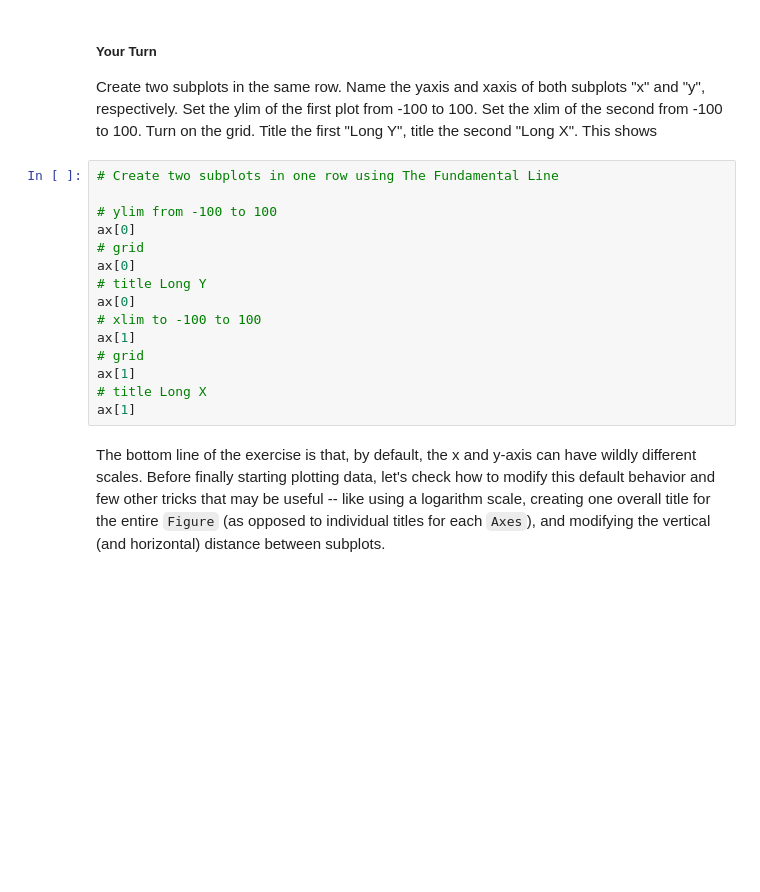
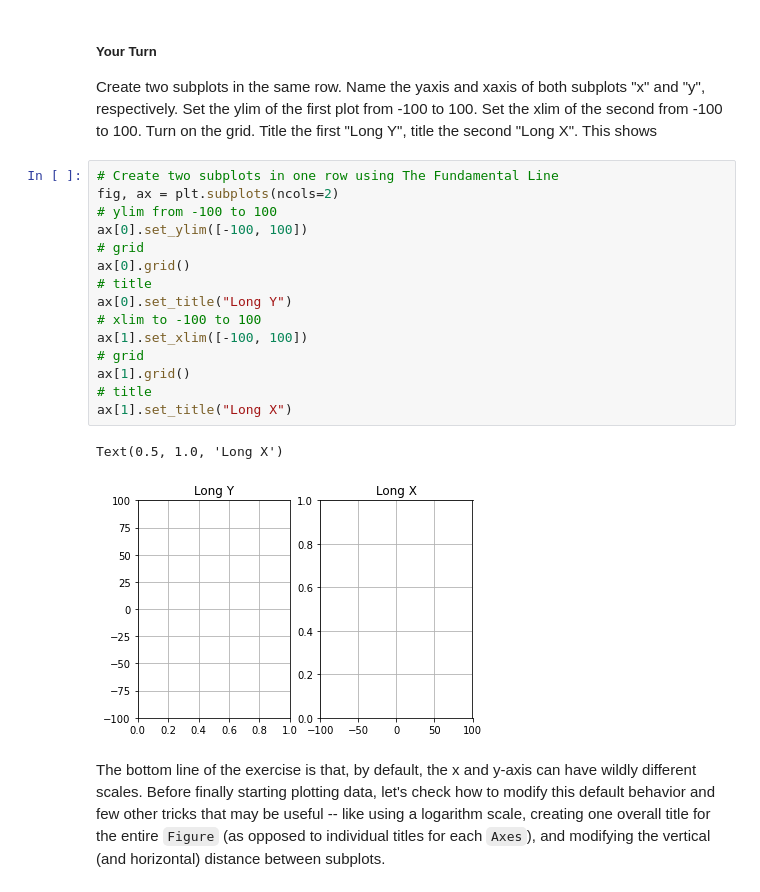
Before and after one commit to non87/Matplotlib-Workshop, a Jupyter notebook: matplotlib_workshop_part_I.ipynb, the cells around one changed output. Saved outputs shown, nothing was run; the diff lists cells and outputs as text; blank space fills up the shorter version.

```diff
--- a/matplotlib_workshop_part_I.ipynb
+++ b/matplotlib_workshop_part_I.ipynb
@@ -212,19 +269,22 @@ ax.yaxis.set_ticks_position('right')
 Create two subplots in the same row. Name the yaxis and xaxis of both subplots "x" and "y", respectively. Set the ylim of the first plot from -100 to 100. Set the xlim of the second from -100 to 100. Turn on the grid. Title the first "Long Y", title the second "Long X". This shows
 # %%
 # Create two subplots in one row using The Fundamental Line
-
+fig, ax = plt.subplots(ncols=2)
 # ylim from -100 to 100
-ax[0]
+ax[0].set_ylim([-100, 100])
 # grid
-ax[0]
-# title Long Y
-ax[0]
+ax[0].grid()
+# title
+ax[0].set_title("Long Y")
 # xlim to -100 to 100
-ax[1]
+ax[1].set_xlim([-100, 100])
 # grid
-ax[1]
-# title Long X
-ax[1]
+ax[1].grid()
+# title
+ax[1].set_title("Long X")
+# %% [output]
+Text(0.5, 1.0, 'Long X')
+[figure, added]
 # %% [markdown]
 The bottom line of the exercise is that, by default, the x and y-axis can have wildly different scales. Before finally starting plotting data, let's check how to modify this default behavior and few other tricks that may be useful -- like using a logarithm scale, creating one overall title for the entire `Figure` (as opposed to individual titles for each `Axes`), and modifying the vertical (and horizontal) distance between subplots.
 # %%
```
Also changed, not shown: parts of 21 cells of this notebook.
